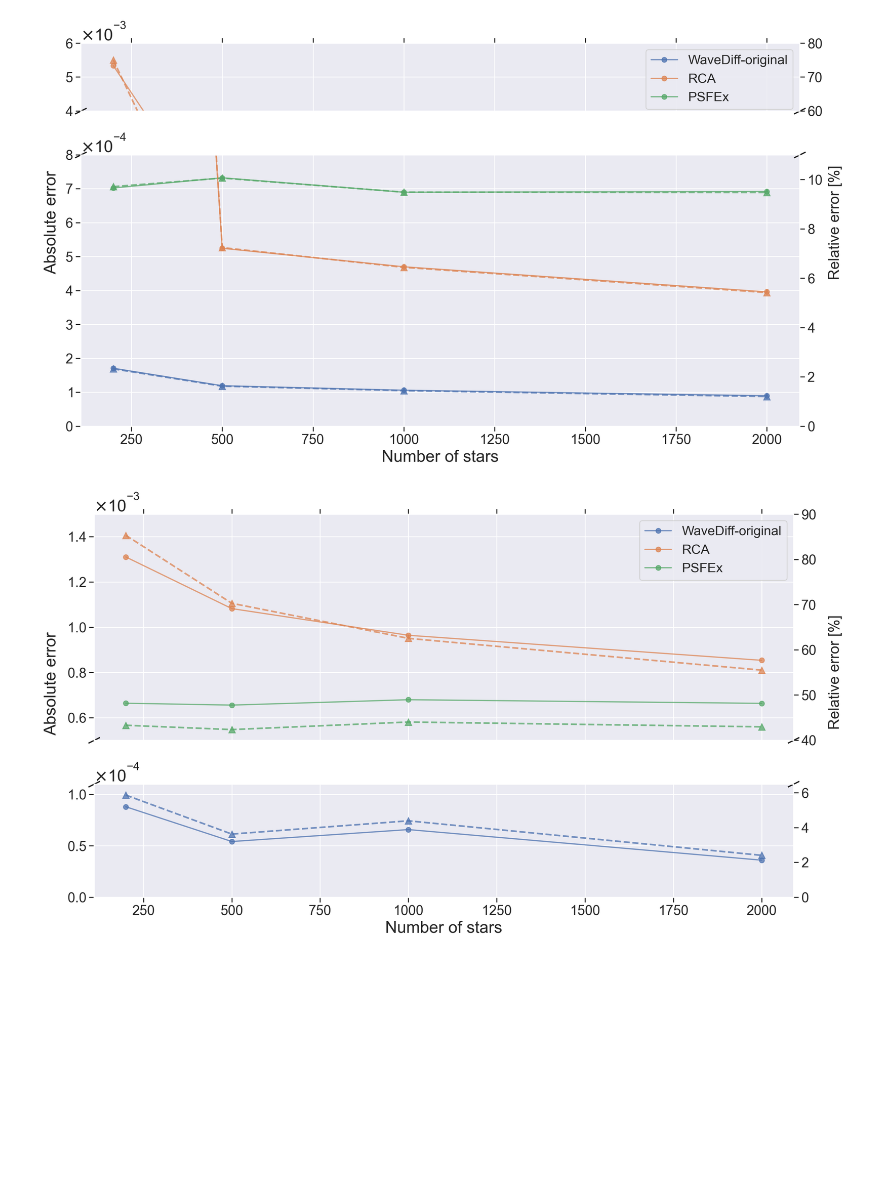
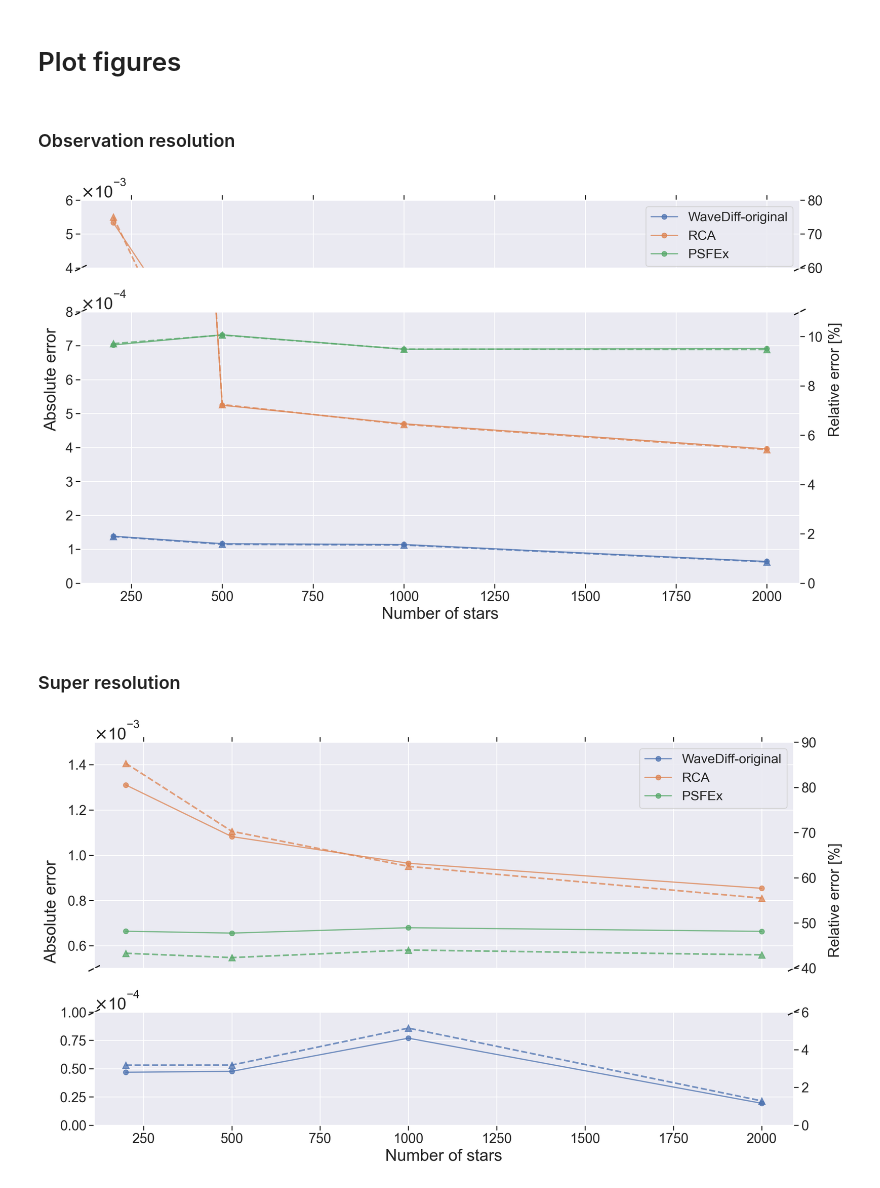
Before and after one commit to CosmoStat/wf-psf, a Jupyter notebook: papers/article_IOP/notebooks/WaveDiff-original-rmse-vs-star-nb.ipynb, the cells around one changed output. Saved outputs shown, nothing was run; the diff lists cells and outputs as text; code cells hidden in the pictures; blank space fills up the shorter version.

```diff
--- a/papers/article_IOP/notebooks/WaveDiff-original-rmse-vs-star-nb.ipynb
+++ b/papers/article_IOP/notebooks/WaveDiff-original-rmse-vs-star-nb.ipynb
@@ -35,7 +37,7 @@ saving_folder = './../figures/'
 
 suffix_list = ['2c', '5c', '1k', '2k']
 base_path = './../data/metrics/wavediff-original/'
-base_file_name = 'metrics-poly_sample_w_'
+base_file_name = 'metrics-poly_sample_w_bis1_'
 
 # Plot the results on the 'test' dataset or the 'train' dataset
 test_train = 'test'
@@ -202,3 +208,7 @@ print(wf_original_polyc_SR_rel_rmse)
+# %% [markdown]
+# Plot figures
+# %% [markdown]
+### Observation resolution
 # %%
 # Define style
 define_plot_style()
@@ -282,7 +292,9 @@ ax2_rel.set_ylim(0, 11)  # most of the data
 plt.savefig(saving_folder + 'PixRMSE_vs_NbStars_WF_SOTA.pdf')
 plt.show()
 # %% [output]
-[figure, old version]
+[figure, new version]
+# %% [markdown]
+### Super resolution
 # %%
 # Define style
 define_plot_style()
@@ -305,7 +317,7 @@ ax2.plot(star_list, psfex_SR_rmse, label='PSFEx', alpha=0.75)
 
 # zoom-in / limit the view to different portions of the data
 ax1.set_ylim(5e-4, 1.5e-3)  # outliers only
-ax2.set_ylim(0, 1.1e-4)  # most of the data
+ax2.set_ylim(0, 1.0e-4)  # most of the data
 
 # hide the spines between ax and ax2
 ax1.spines['bottom'].set_visible(False)
@@ -337,32 +349,32 @@ d = .5  # proportion of vertical to horizontal extent of the slanted line
 kwargs_lines = dict(marker=[(-1, -d), (1, d)], markersize=14,
                     linestyle="none", color='k', mec='k', mew=1.5, clip_on=False)
 ax1.plot([0, 1], [0, 0], transform=ax1.transAxes, **kwargs_lines)
 ax2.plot([0, 1], [1, 1], transform=ax2.transAxes, **kwargs_lines)
 
 
 kwargs = dict(linewidth=2, linestyle='dashed', alpha=0.75, markersize=8, marker='^')
 
 ax1_rel = ax1.twinx()
 ax2_rel = ax2.twinx()
 
 ax1_rel.plot(star_list, wf_original_polyc_SR_rel_rmse, **kwargs)
 ax1_rel.plot(star_list, rca_SR_rel_rmse, **kwargs)
 ax1_rel.plot(star_list, psfex_SR_rel_rmse, **kwargs)
 
 ax2_rel.plot(star_list, wf_original_polyc_SR_rel_rmse, **kwargs)
 ax2_rel.plot(star_list, rca_SR_rel_rmse, **kwargs)
 ax2_rel.plot(star_list, psfex_SR_rel_rmse, **kwargs)
 
 ax1_rel.grid(False)
 ax1_rel.set_ylabel('Relative error [%]')
 ax1_rel.yaxis.set_label_coords(1.05,0.3, transform=ax1_rel.transAxes)
 ax2_rel.grid(False)
 
 # zoom-in / limit the view to different portions of the data
 ax1_rel.set_ylim(40, 90)  # outliers only
-ax2_rel.set_ylim(0, 6.5)  # most of the data
+ax2_rel.set_ylim(0, 6.)  # most of the data
 
 plt.savefig(saving_folder + 'SR_PixRMSE_vs_NbStars_WF_SOTA.pdf')
 plt.show()
 # %% [output]
-[figure, old version]
+[figure, new version]
```
Also changed, not shown: parts of 4 cells of this notebook, 4 other files.
